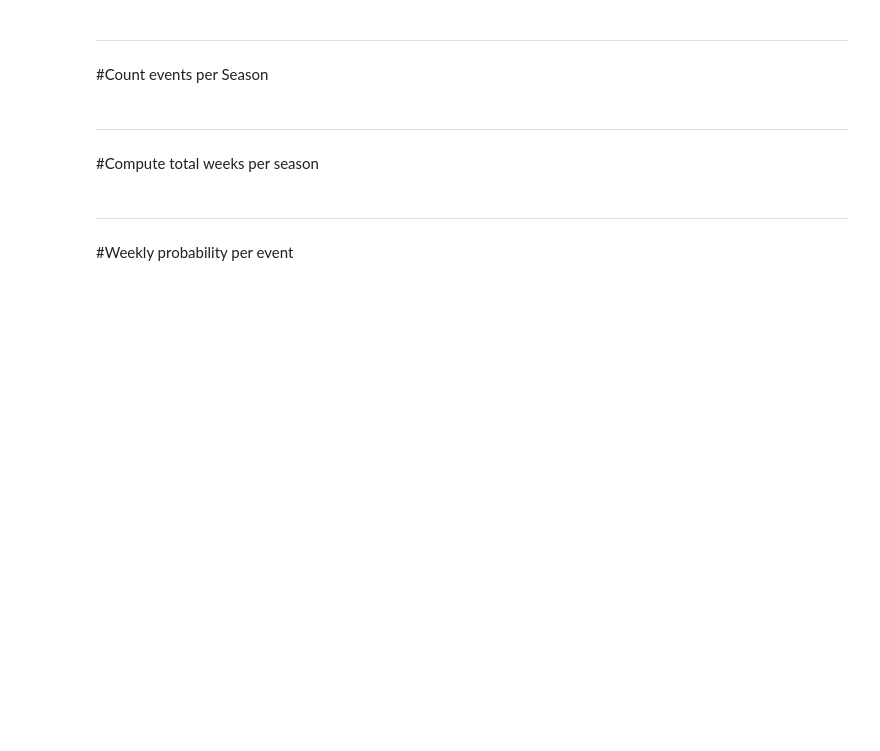
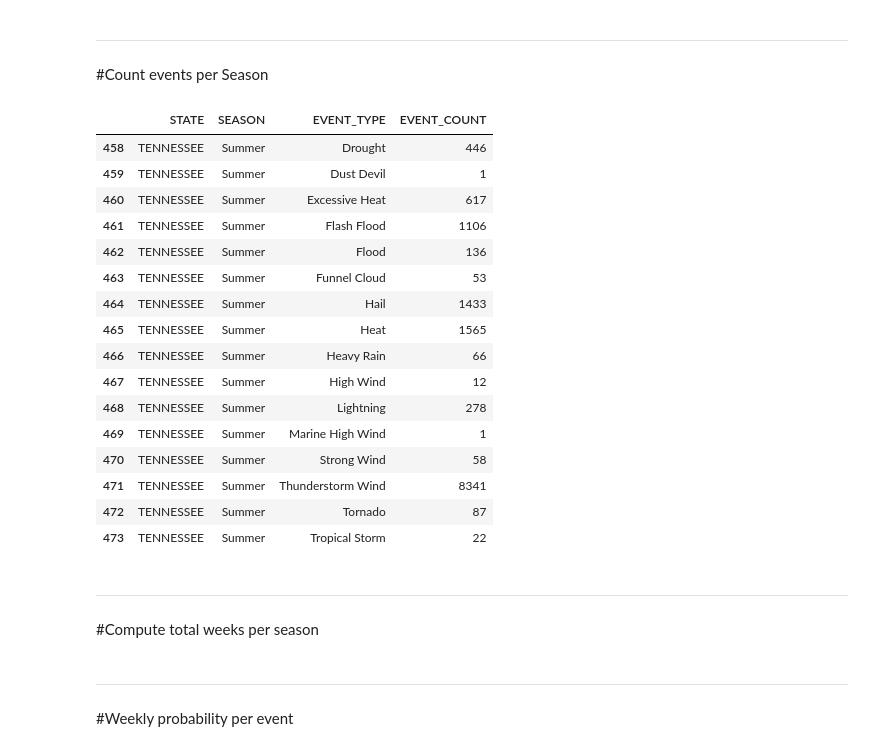
Before and after one commit to Jscott7227/GA-Energy-Grid, a Jupyter notebook: Weather_Analysis/NOAA_Dataset.ipynb, the cells around one changed output. Cells and saved outputs as stored; diff of their text form; code cells hidden in the pictures; blank space fills up the shorter version.

```diff
--- a/Weather_Analysis/NOAA_Dataset.ipynb
+++ b/Weather_Analysis/NOAA_Dataset.ipynb
@@ -469,6 +485,26 @@ event_counts = (
     .size()
     .reset_index(name="EVENT_COUNT")
 )
+# %%
+event_counts[(event_counts["STATE"] == "TENNESSEE") & (event_counts["SEASON"] == "Summer")]
+# %% [output]
+|  | STATE | SEASON | EVENT_TYPE | EVENT_COUNT |
+| 458 | TENNESSEE | Summer | Drought | 446 |
+| 459 | TENNESSEE | Summer | Dust Devil | 1 |
+| 460 | TENNESSEE | Summer | Excessive Heat | 617 |
+| 461 | TENNESSEE | Summer | Flash Flood | 1106 |
+| 462 | TENNESSEE | Summer | Flood | 136 |
+| 463 | TENNESSEE | Summer | Funnel Cloud | 53 |
+| 464 | TENNESSEE | Summer | Hail | 1433 |
+| 465 | TENNESSEE | Summer | Heat | 1565 |
+| 466 | TENNESSEE | Summer | Heavy Rain | 66 |
+| 467 | TENNESSEE | Summer | High Wind | 12 |
+| 468 | TENNESSEE | Summer | Lightning | 278 |
+| 469 | TENNESSEE | Summer | Marine High Wind | 1 |
+| 470 | TENNESSEE | Summer | Strong Wind | 58 |
+| 471 | TENNESSEE | Summer | Thunderstorm Wind | 8341 |
+| 472 | TENNESSEE | Summer | Tornado | 87 |
+| 473 | TENNESSEE | Summer | Tropical Storm | 22 |
 # %% [markdown]
 ---
 
```
Also changed, not shown: parts of 3 cells of this notebook, 4 other files.
